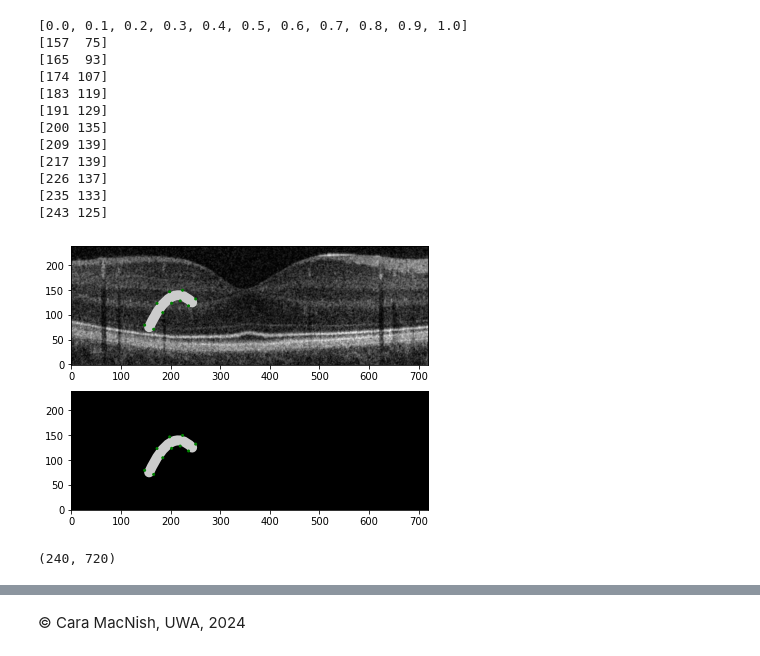
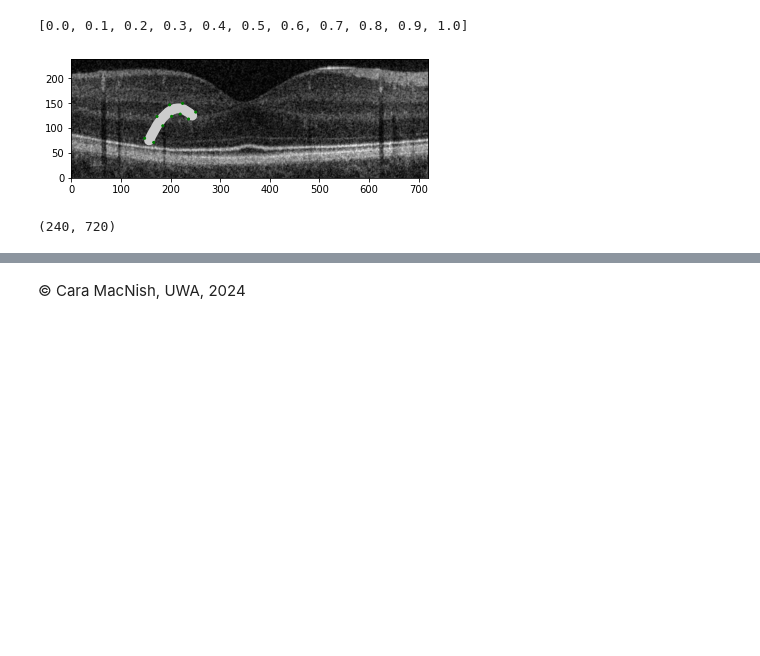
Before and after one commit to evnw/CITS4404-Assignment2, a Jupyter notebook: CamoWorms (2).ipynb, the cells around one changed output, grey strips where cells are left out. Cells and saved outputs as stored; diff of their text form; code cells hidden in the pictures; blank space fills up the shorter version.

Commit message:
first linked version
many methods missing:
Contrast, colour matching and distance not working. But now using same camo worm class
Need to connect "count_overlaps"

```diff
--- a/CamoWorms (2).ipynb
+++ b/CamoWorms (2).ipynb
@@ -30,22 +0,0 @@ mpl.rcParams['figure.dpi']= 72 #size of images
-# %%
-# Global variables
-
-IMAGE_DIR = 'images'
-IMAGE_NAME='original'
-MASK = [320, 560, 160, 880] # ymin ymax xmin xmax    # THIS ONE WAS BREAKING colour at t
-# %%
-# Read, crop and display image and stats
-
-def crop (image, mask):
-    h, w = np.shape(image)
-    return image[max(mask[0],0):min(mask[1],h), max(mask[2],0):min(mask[3],w)]
-
-def prep_image (imdir, imname, mask):
-    print("Image name (shape) (intensity max, min, mean, std)\n")
-    image = np.flipud(crop(iio.imread(imdir+'/'+imname+".png"), mask))
-    print("{} {} ({}, {}, {}, {})".format(imname, np.shape(image), np.max(image), np.min(image), round(np.mean(image),1), round(np.std(image),1)))
-    plt.imshow(image, vmin=0, vmax=255, cmap='gray', origin='lower') # use vmin and vmax to stop imshow from scaling
-    plt.show()
-    return image
-
-image = prep_image(IMAGE_DIR, IMAGE_NAME, MASK)
@@ -57,5 +3,5 @@ original (240, 720) (210, 0, 49.3, 34.8)
 # %%
-class Camo_Worm:
+class Camo_Worm_OLD:
     def __init__(self, x, y, r, theta, deviation_r, deviation_gamma, width, colour):
         self.x = x
         self.y = y
@@ -568,42 +442,31 @@ def eval_worm(worm, clew_var=clew, image_var=image, size_weight=100, dist_weight
 # %%
 # Draw a single worm along with control points and some sample points
 
 worm = Camo_Worm(200, 100, 50, np.pi/6, 70, np.pi/3, 10, 0.8)
 
 t_range = [t / 10 for t in range(0, 11, 1)] # [0.1, 0.2, 0.3... 0.9]
 print(t_range)
 
-coords = []
-for t in t_range:
-    print(worm.coords_at_t(t))
-    coords.append(  worm.coords_at_t(t) )
+# coords = []
+# for t in t_range:
+#     print(worm.coords_at_t(t))
+#     coords.append(  worm.coords_at_t(t) )
 
 #print(coords)
 
 drawing = Drawing(image)
 drawing.add_worms(worm)
 #drawing.add_dots(coords, radius=2, color='green')
 drawing.add_dots(worm.edge_points(5), radius=2, color='green')
 
 drawing.show(save='bezier.png')
 
 
 print(image.shape)
 # reversed as [y, x]
 # %% [output]
 [0.0, 0.1, 0.2, 0.3, 0.4, 0.5, 0.6, 0.7, 0.8, 0.9, 1.0]
-[157  75]
-[165  93]
-[174 107]
-[183 119]
-[191 129]
-[200 135]
-[209 139]
-[217 139]
-[226 137]
-[235 133]
-[243 125]
-[figure, old version]
+[figure, new version]
 (240, 720)
 # %%
 """ class Clew:
```
Also changed, not shown: parts of 11 cells of this notebook, 2 other files.
